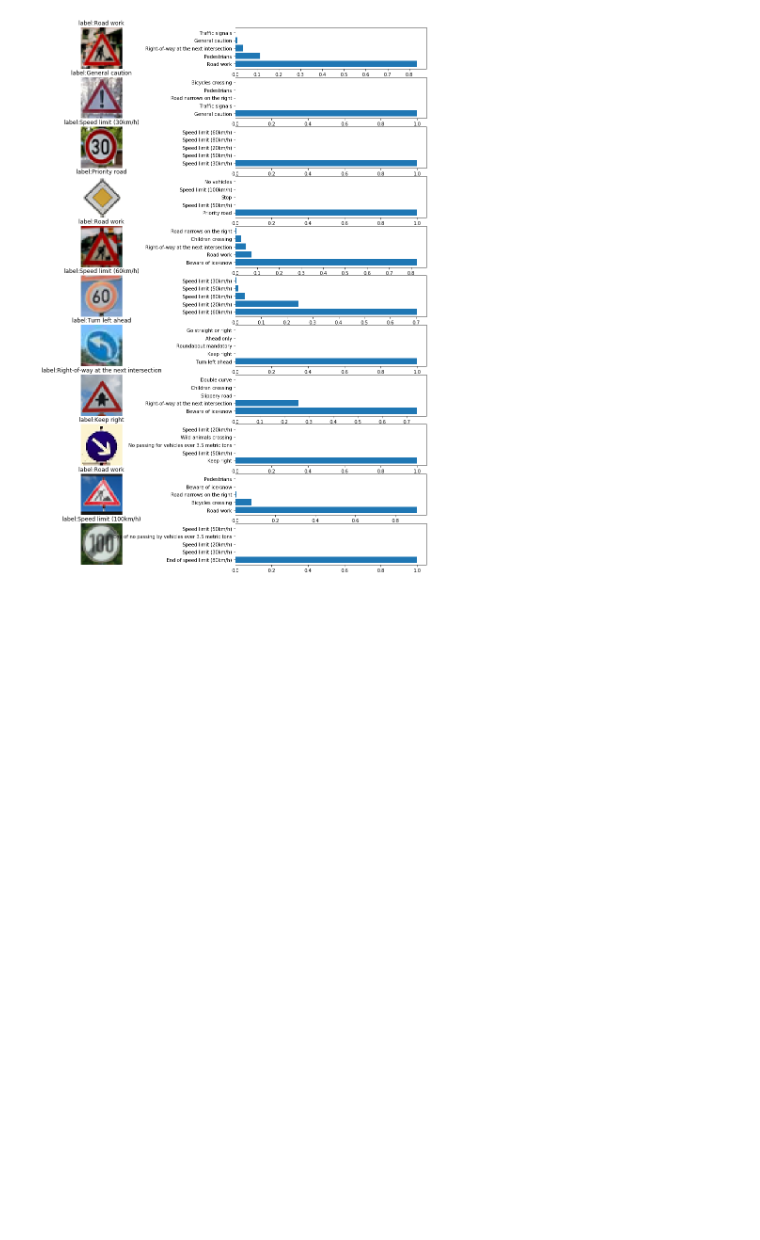
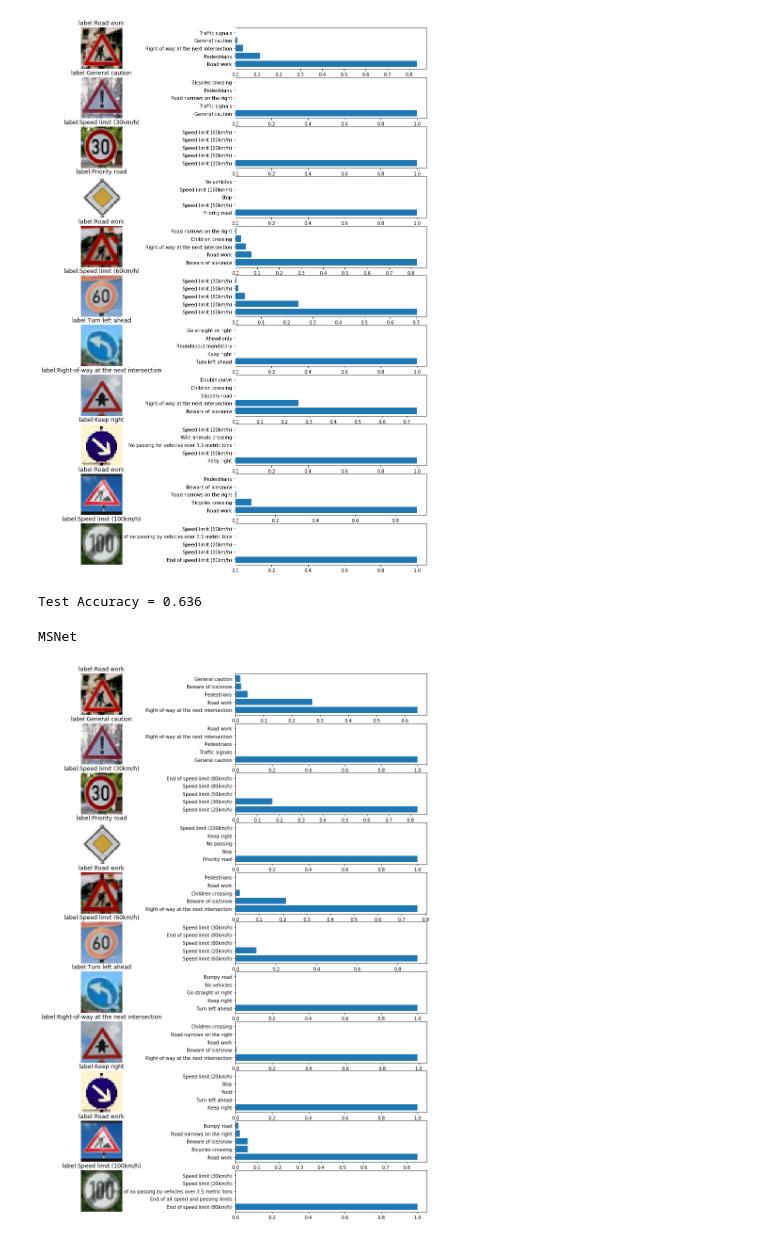
Before and after one commit to lizhang101/CarND, a Jupyter notebook: CarND-Traffic-Sign-Classifier-Project/Traffic_Sign_Classifier_v2.ipynb, the cells around one changed output. Cells and saved outputs as stored; diff of their text form; code cells hidden in the pictures; blank space fills up the shorter version.

```diff
--- a/CarND-Traffic-Sign-Classifier-Project/Traffic_Sign_Classifier_v2.ipynb
+++ b/CarND-Traffic-Sign-Classifier-Project/Traffic_Sign_Classifier_v2.ipynb
@@ -850,0 +808,3 @@ Test Accuracy = 0.480
+# %%
+model.set_training_param(epochs=15)
+model.train(X_train, y_train, X_valid, y_valid, load_saved=True)
@@ -850,0 +829,3 @@ Test Accuracy = 0.480
+# %%
+model.set_training_param(epochs=15)
+model.train(X_train, y_train, X_valid, y_valid, load_saved=True)
@@ -850,0 +850,3 @@ Test Accuracy = 0.480
+# %%
+model.set_training_param(epochs=15)
+model.train(X_train, y_train, X_valid, y_valid, load_saved=True)
@@ -1029,3 +1049,44 @@ with tf.Session() as sess:
     saver = tf.train.import_meta_graph('./'+model.name+'.ckpt.meta')
     saver.restore(sess, './'+model.name+'.ckpt')
     outputFeatureMap(new_images[[0]], model.incept1)
+# %%
+model.test(new_images, new_labels)
+# %% [output]
+Test Accuracy = 0.636
+# %%
+### Print out the top five softmax probabilities for the predictions on the German traffic sign images found on the web.
+### Feel free to use as many code cells as needed.
+
+
+print(model.name)
+def get_top_k(x, model, k):
+    #softmax_logits = tf.nn.softmax(tf.nn.softmax(model.logits))
+    softmax_logits = tf.nn.softmax(model.logits)
+    top_k_op = tf.nn.top_k(softmax_logits, k=k)
+
+    with tf.Session() as sess:
+        sess.run(tf.global_variables_initializer())
+        saver = tf.train.import_meta_graph('./'+model.name+'.ckpt.meta')
+        saver.restore(sess, './'+model.name+'.ckpt')
+        #softmax_logits = sess.run(softmax_logits, feed_dict={model.x: new_images, model.keep_prob: 1.0})
+        top_k = sess.run(top_k_op, feed_dict={model.x: x, model.keep_prob: 1.0})
+        #print (top_5)
+    return top_k
+signs_top_5 = get_top_k(new_images, model, 5)
+# %% [output]
+MSNet
+# %%
+n_images = len(new_images_orig)
+plt.figure(figsize=(16, 21))
+for i in range(n_images):
+    plt.subplot(n_images, 2, 2*i+1)
+    plt.imshow(new_images_orig[i])
+    plt.title("label:"+sign_classes[new_labels[i]])
+    plt.axis('off')
+    plt.subplot(n_images, 2, 2*i+2)
+    plt.barh(np.arange(1, 6, 1), signs_top_5.values[i, :])
+    labs=[sign_classes[j] for j in signs_top_5.indices[i]]
+    plt.yticks(np.arange(1, 6, 1), labs)
+plt.show()
+# %% [output]
+[figure, added]
```
Also changed, not shown: parts of 7 cells of this notebook.
